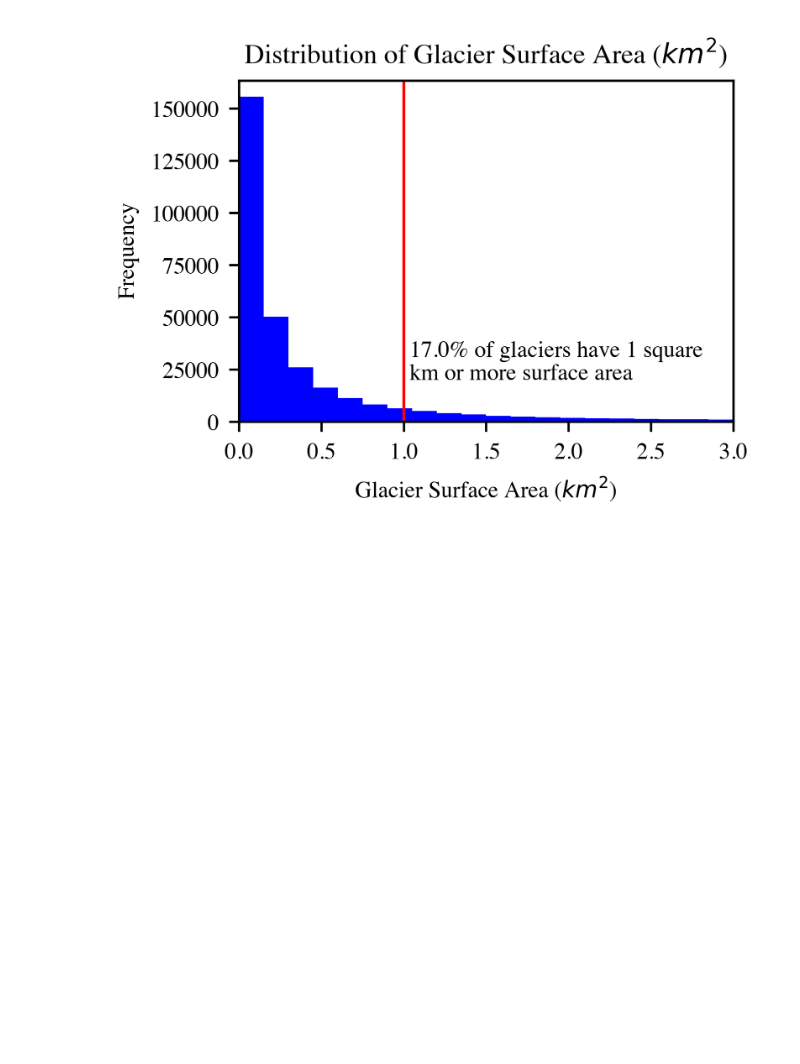
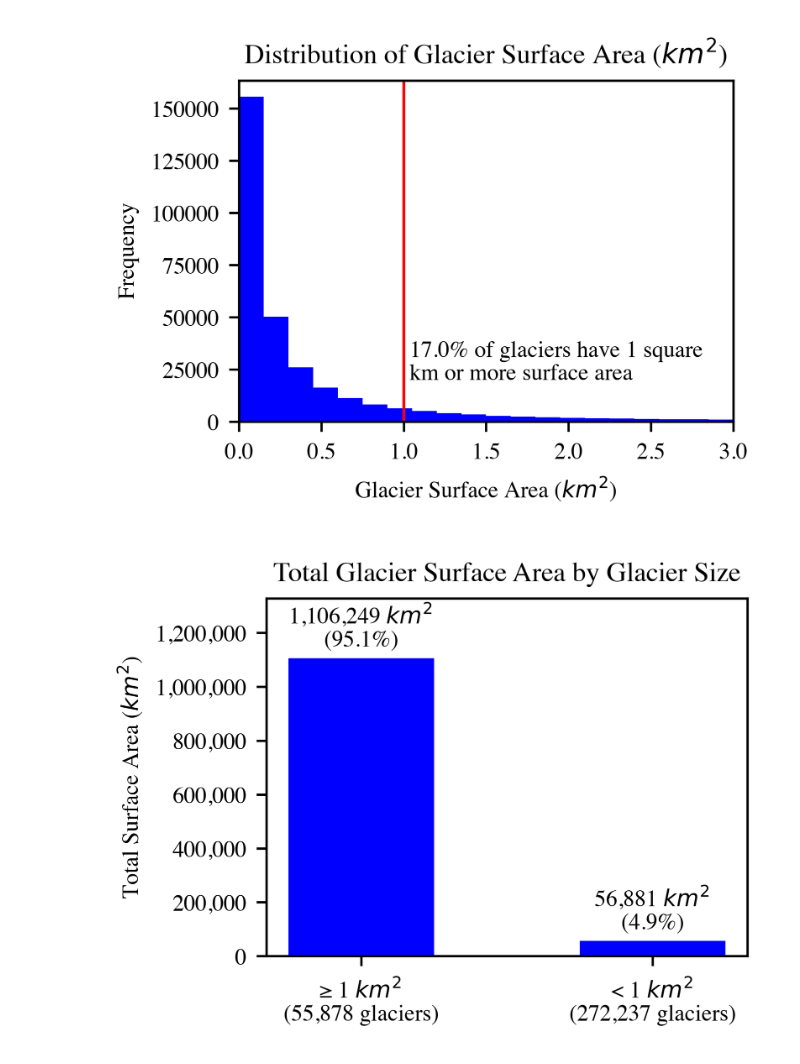
Before and after one commit to GlacierView/glacier-view-CNN-analysis, a Jupyter notebook: notebooks/pipeline/01_glims_select_glaciers.ipynb, the cells around one changed output. Drawn from its saved outputs; the diff is of its cells as text; code cells hidden in the pictures; blank space fills up the shorter version.

```diff
--- a/notebooks/pipeline/01_glims_select_glaciers.ipynb
+++ b/notebooks/pipeline/01_glims_select_glaciers.ipynb
@@ -48,6 +49,21 @@ fig.tight_layout()
 fig.savefig(config.FIGURES_DIR / "distribution_of_glacier_surface_area.jpg", dpi=600)
 # %% [output]
 [figure]
+# %%
+large = areas >= 1
+totals = [areas[large].sum(), areas[~large].sum()]
+labels = [f"≥ 1 $km^2$\n({large.sum():,} glaciers)", f"< 1 $km^2$\n({(~large).sum():,} glaciers)"]
+
+fig, ax = plt.subplots()
+bars = ax.bar(labels, totals, width=0.5)
+ax.bar_label(bars, labels=[f"{t:,.0f} $km^2$\n({t / sum(totals):.1%})" for t in totals], padding=2)
+ax.set(ylabel="Total Surface Area ($km^2$)", ylim=(0, max(totals) * 1.2),
+       title="Total Glacier Surface Area by Glacier Size")
+ax.yaxis.set_major_formatter(plt.FuncFormatter(lambda y, _: f"{y:,.0f}"))
+fig.tight_layout()
+fig.savefig(config.FIGURES_DIR / "total_glacier_surface_area_by_size.jpg", dpi=600)
+# %% [output]
+[figure, added]
 # %%
 per_region = inventory.groupby("geog_area")["glac_id"].nunique()
 per_region.to_csv(config.glims_data_dir() / "glaciers_per_geog_area.csv")
```
Also changed, not shown: parts of 3 cells of this notebook, 1 other file.
